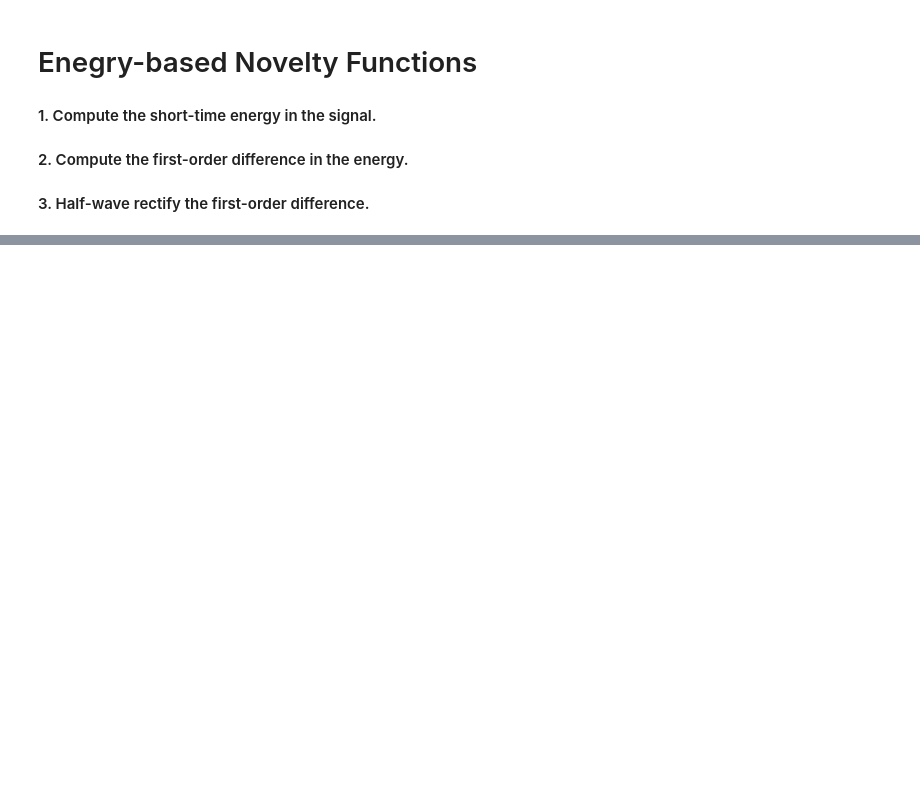
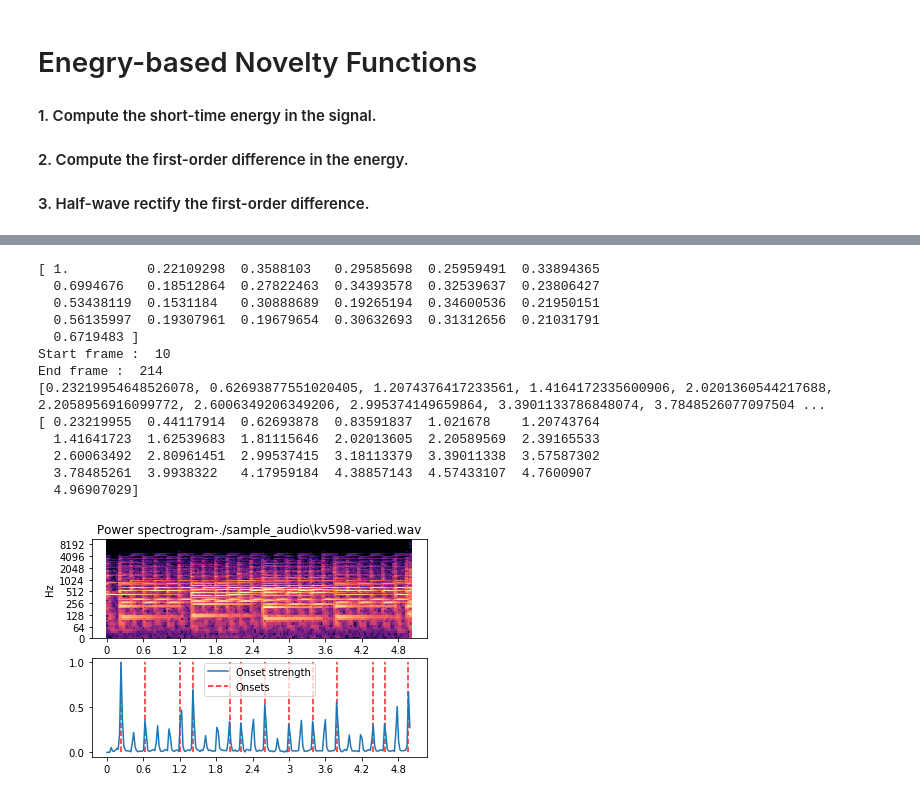
Before and after one commit to minwookchang/MusicalFunctions, a Jupyter notebook: onset_detection.ipynb, the cells around one changed output, grey strips where cells are left out. Cells and saved outputs as stored; diff of their text form; code cells hidden in the pictures; blank space fills up the shorter version.

```diff
--- a/onset_detection.ipynb
+++ b/onset_detection.ipynb
@@ -84,0 +176,55 @@ plt.legend(('RMSE', 'delta RMSE', 'energy novelty'))
+# %%
+y, sr = librosa.load(files[1])
+y = librosa.util.normalize(y)
+onset_frames = librosa.onset.onset_detect(y=y, sr=sr)
+
+o_env = librosa.onset.onset_strength(y, sr=sr)
+times = librosa.frames_to_time(np.arange(len(o_env)), sr=sr)
+onset_frames = librosa.onset.onset_detect(onset_envelope=o_env, sr=sr)
+
+print(o_env[onset_frames])
+for i in range(len(o_env[onset_frames])):
+    if o_env[onset_frames][i] > 0.5:
+        print("Start frame : " , onset_frames[i])
+        print("End frame : " ,onset_frames[-1])
+        break
+
+D = librosa.stft(y)
+plt.figure()
+ax1 = plt.subplot(2, 1, 1)
+librosa.display.specshow(librosa.amplitude_to_db(D, ref=np.max),
+                         x_axis='time', y_axis='log')
+plt.title('Power spectrogram-'+f)
+plt.subplot(2, 1, 2, sharex=ax1)
+plt.plot(times, o_env, label='Onset strength')
+
+
+
+selected = [times[onset_frames[idx]] for idx in range(len(onset_frames)) if o_env[onset_frames[idx]] > 0.3]
+print(selected)
+
+#plt.vlines(times[onset_frames], 0, o_env.max(), color='r', alpha=0.9,           # onset
+#           linestyle='--', label='Onsets')
+plt.vlines(selected, 0, o_env.max(), color='r', alpha=0.9,           # onset
+           linestyle='--', label='Onsets')
+
+print(times[onset_frames])
+
+plt.axis('tight')
+plt.legend(frameon=True, framealpha=0.75)
+plt.show()
+# %% [output]
+[ 1.          0.22109298  0.3588103   0.29585698  0.25959491  0.33894365
+  0.6994676   0.18512864  0.27822463  0.34393578  0.32539637  0.23806427
+  0.53438119  0.1531184   0.30888689  0.19265194  0.34600536  0.21950151
+  0.56135997  0.19307961  0.19679654  0.30632693  0.31312656  0.21031791
+  0.6719483 ]
+Start frame :  10
+End frame :  214
+[0.23219954648526078, 0.62693877551020405, 1.2074376417233561, 1.4164172335600906, 2.0201360544217688, 2.2058956916099772, 2.6006349206349206, 2.995374149659864, 3.3901133786848074, 3.7848526077097504 ...
+[ 0.23219955  0.44117914  0.62693878  0.83591837  1.021678    1.20743764
+  1.41641723  1.62539683  1.81115646  2.02013605  2.20589569  2.39165533
+  2.60063492  2.80961451  2.99537415  3.18113379  3.39011338  3.57587302
+  3.78485261  3.9938322   4.17959184  4.38857143  4.57433107  4.7600907
+  4.96907029]
+[figure, added]
```
Also changed, not shown: parts of 7 cells of this notebook.
